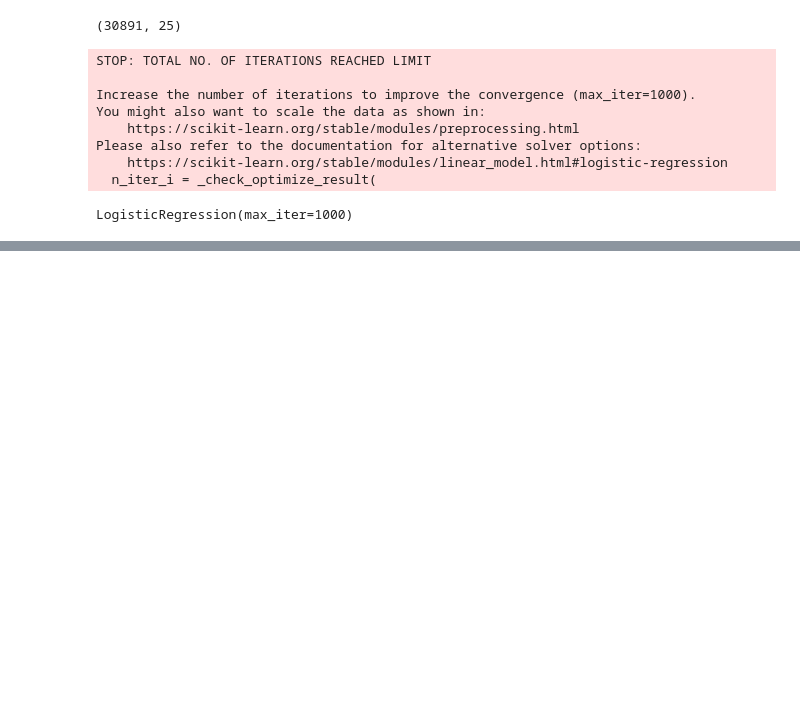
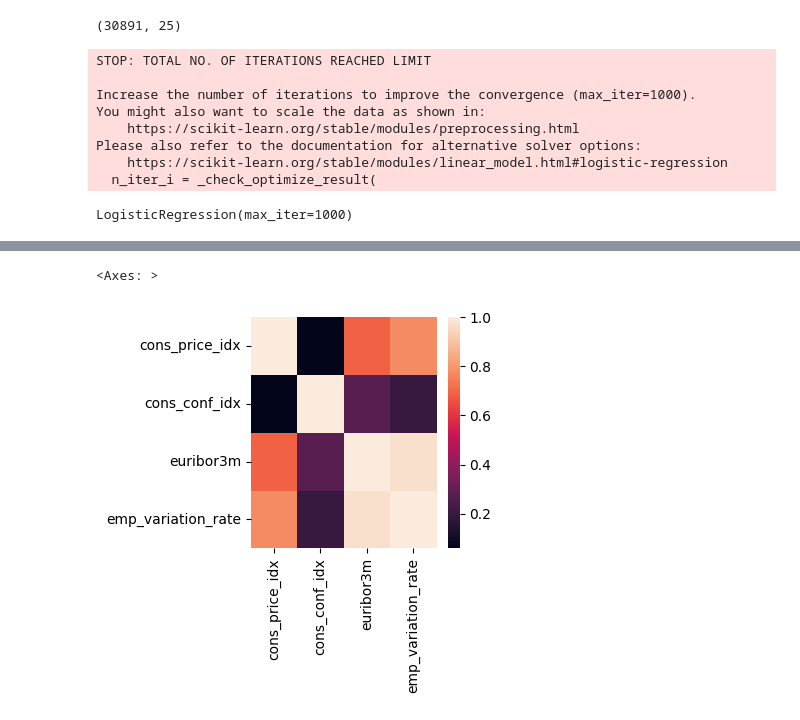
Before and after one commit to caparcom/machine-learning-python-log-reg, a Jupyter notebook: src/explore.ipynb, the cells around one changed output, grey strips where cells are left out. Saved outputs shown, nothing was run; the diff lists cells and outputs as text; code cells hidden in the pictures; blank space fills up the shorter version.

```diff
--- a/src/explore.ipynb
+++ b/src/explore.ipynb
@@ -304,0 +324,6 @@ weighted avg       0.89      0.90      0.89     10297
+# %%
+plt.figure(figsize=(3,3))
+sns.heatmap(main_df[['cons_price_idx', 'cons_conf_idx', 'euribor3m', 'emp_variation_rate']].corr())
+# %% [output]
+<Axes: >
+[figure, added]
```
Also changed, not shown: parts of 11 cells of this notebook.
